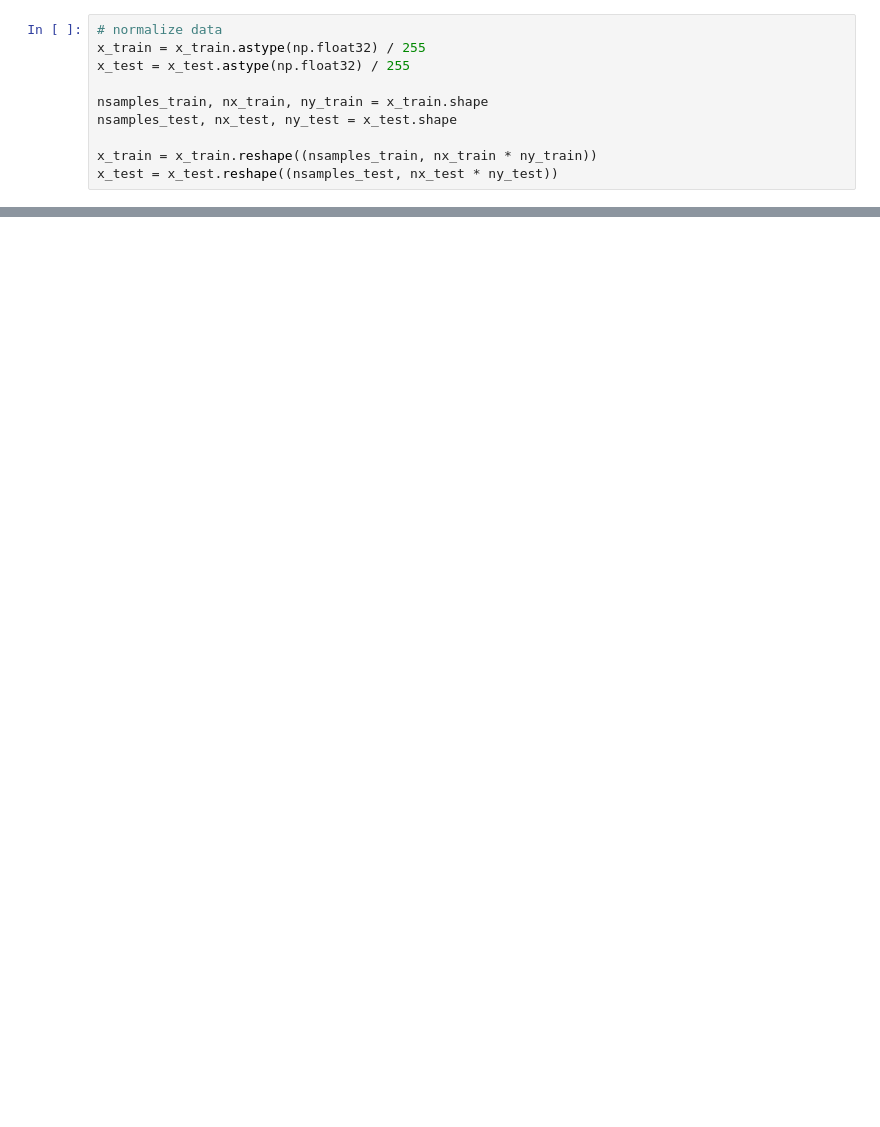
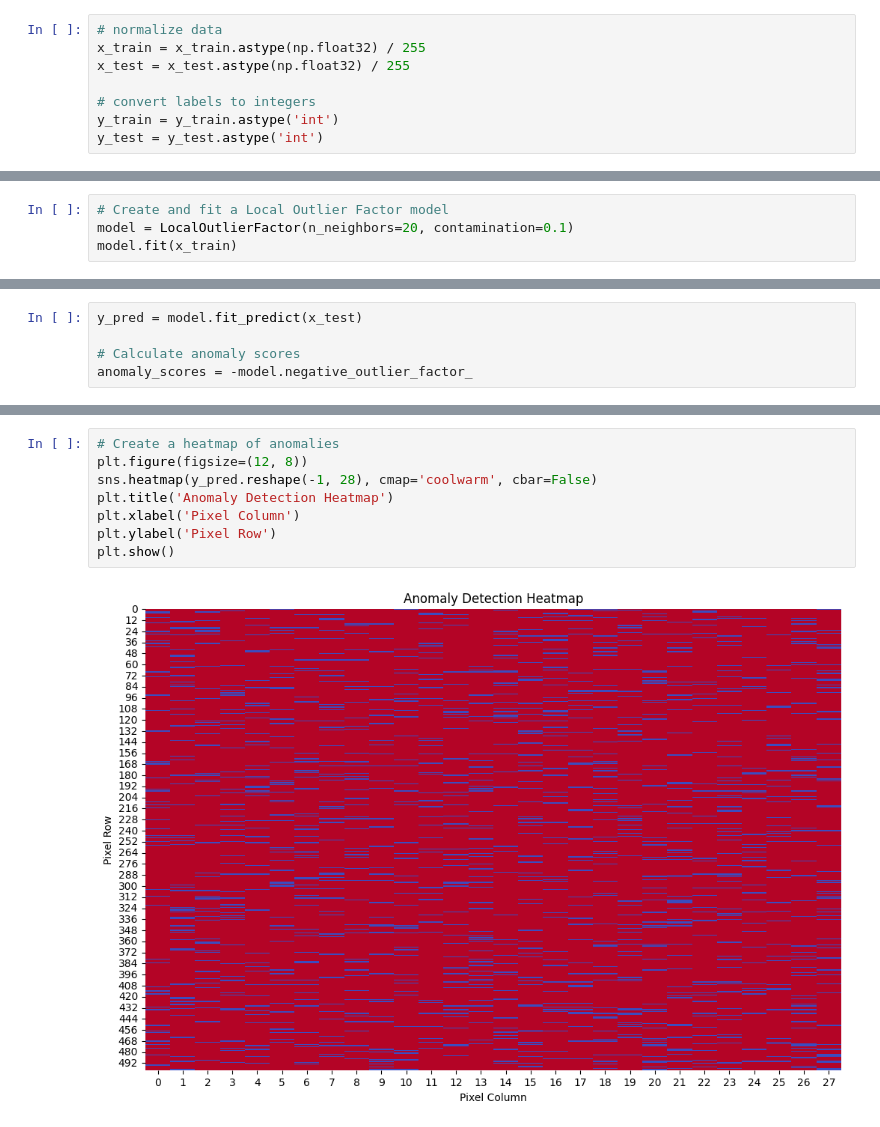
Before and after one commit to HeadBangZ/MasterThesis, a Jupyter notebook: mnist/lof/lof.ipynb, the cells around one changed output, grey strips where cells are left out. Cells and saved outputs as stored; diff of their text form; blank space fills up the shorter version.

```diff
--- a/mnist/lof/lof.ipynb
+++ b/mnist/lof/lof.ipynb
@@ -39,8 +50,6 @@ Dataset split: 10000 train rows 10000 test rows
 x_train = x_train.astype(np.float32) / 255
 x_test = x_test.astype(np.float32) / 255
 
-nsamples_train, nx_train, ny_train = x_train.shape
-nsamples_test, nx_test, ny_test = x_test.shape
-
-x_train = x_train.reshape((nsamples_train, nx_train * ny_train))
-x_test = x_test.reshape((nsamples_test, nx_test * ny_test))
+# convert labels to integers
+y_train = y_train.astype('int')
+y_test = y_test.astype('int')
@@ -152,0 +56,4 @@ plt.show()
+# %%
+# Create and fit a Local Outlier Factor model
+model = LocalOutlierFactor(n_neighbors=20, contamination=0.1)
+model.fit(x_train)
@@ -152,0 +62,5 @@ plt.show()
+# %%
+y_pred = model.fit_predict(x_test)
+
+# Calculate anomaly scores
+anomaly_scores = -model.negative_outlier_factor_
@@ -152,0 +150,10 @@ plt.show()
+# %%
+# Create a heatmap of anomalies
+plt.figure(figsize=(12, 8))
+sns.heatmap(y_pred.reshape(-1, 28), cmap='coolwarm', cbar=False)
+plt.title('Anomaly Detection Heatmap')
+plt.xlabel('Pixel Column')
+plt.ylabel('Pixel Row')
+plt.show()
+# %% [output]
+[figure, added]
```
Also changed, not shown: parts of 23 cells of this notebook, 16 other files.
